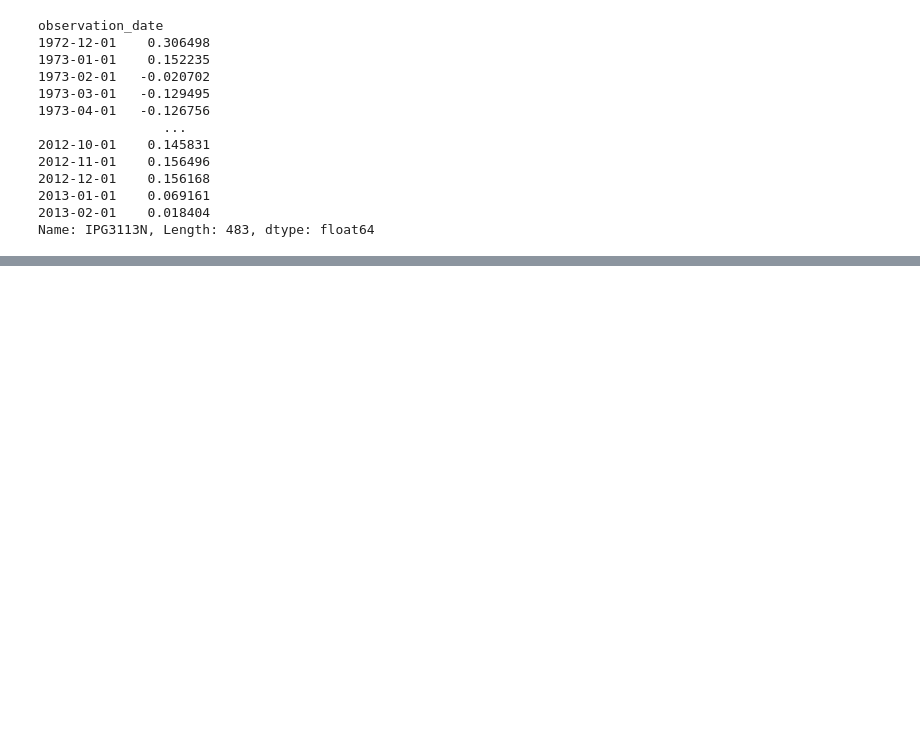
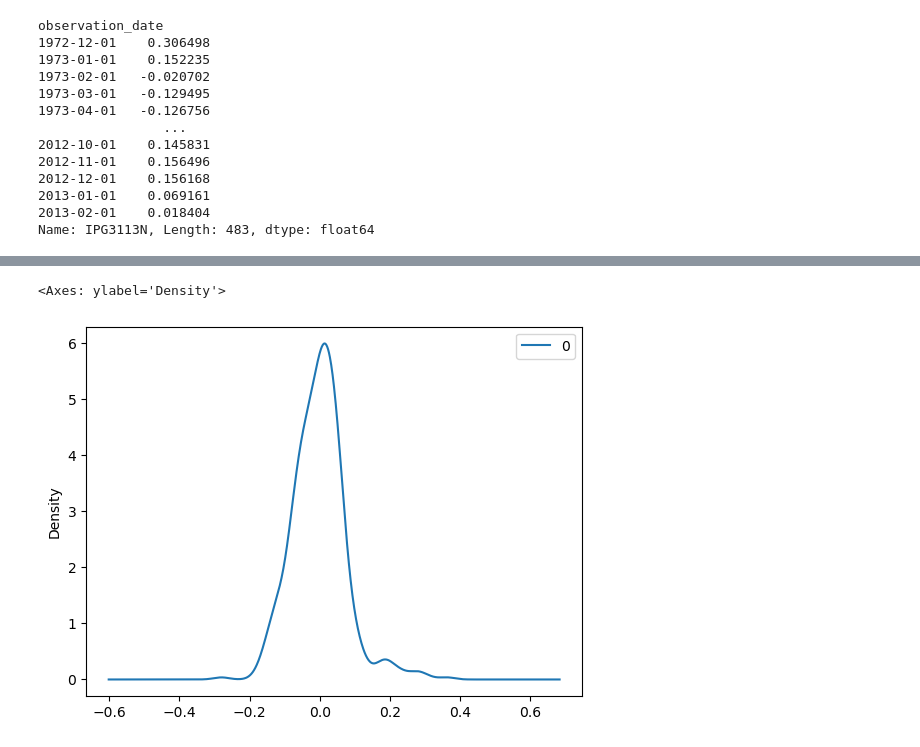
Before and after one commit to VaskarO/Time-series-analysis-and-forecasting, a Jupyter notebook: ARIMA_SARIMAX.ipynb, the cells around one changed output, grey strips where cells are left out. Drawn from its saved outputs; the diff is of its cells as text; code cells hidden in the pictures; blank space fills up the shorter version.

```diff
--- a/ARIMA_SARIMAX.ipynb
+++ b/ARIMA_SARIMAX.ipynb
@@ -154,0 +170,7 @@ plt.plot(predictions)
+# %%
+from pandas import DataFrame
+residual = DataFrame(model_arima_fit.resid)
+residual.plot(kind='kde')
+# %% [output]
+<Axes: ylabel='Density'>
+[figure, added]
```
Also changed, not shown: parts of 8 cells of this notebook.
